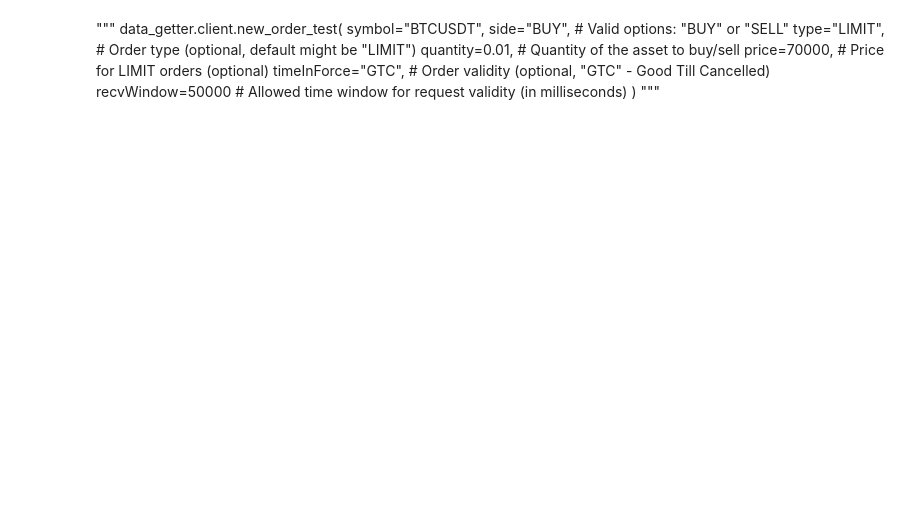
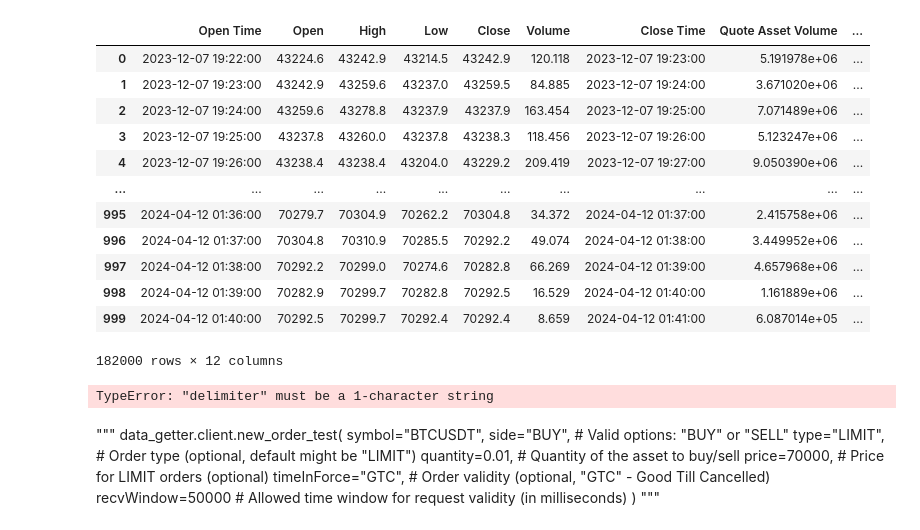
Before and after one commit to ulkeeren/binancebot, a Jupyter notebook: main.ipynb, the cells around one changed output. Cells and saved outputs as stored; diff of their text form; code cells hidden in the pictures; blank space fills up the shorter version.

Commit message:
auto data fetching almost complete

```diff
--- a/main.ipynb
+++ b/main.ipynb
@@ -28,0 +26,20 @@ all_data.to_csv(r"D:\binanceapi\MarketData\BTCUSDT_15m",index=False)
+# %%
+d=data_getter.update_all_data("BTCUSDT","15m")
+# %%
+z = data_getter.get_all_pair_data(pair_in = "BTCUSDT",interval_in="1m")
+# %%
+z
+# %% [output]
+|  | Open Time | Open | High | Low | Close | Volume | Close Time | Quote Asset Volume | ... |
+| 0 | 2023-12-07 19:22:00 | 43224.6 | 43242.9 | 43214.5 | 43242.9 | 120.118 | 2023-12-07 19:23:00 | 5.191978e+06 | ... |
+| 1 | 2023-12-07 19:23:00 | 43242.9 | 43259.6 | 43237.0 | 43259.5 | 84.885 | 2023-12-07 19:24:00 | 3.671020e+06 | ... |
+| 2 | 2023-12-07 19:24:00 | 43259.6 | 43278.8 | 43237.9 | 43237.9 | 163.454 | 2023-12-07 19:25:00 | 7.071489e+06 | ... |
+| 3 | 2023-12-07 19:25:00 | 43237.8 | 43260.0 | 43237.8 | 43238.3 | 118.456 | 2023-12-07 19:26:00 | 5.123247e+06 | ... |
+| 4 | 2023-12-07 19:26:00 | 43238.4 | 43238.4 | 43204.0 | 43229.2 | 209.419 | 2023-12-07 19:27:00 | 9.050390e+06 | ... |
+| ... | ... | ... | ... | ... | ... | ... | ... | ... | ... |
+| 995 | 2024-04-12 01:36:00 | 70279.7 | 70304.9 | 70262.2 | 70304.8 | 34.372 | 2024-04-12 01:37:00 | 2.415758e+06 | ... |
+| 996 | 2024-04-12 01:37:00 | 70304.8 | 70310.9 | 70285.5 | 70292.2 | 49.074 | 2024-04-12 01:38:00 | 3.449952e+06 | ... |
+| 997 | 2024-04-12 01:38:00 | 70292.2 | 70299.0 | 70274.6 | 70282.8 | 66.269 | 2024-04-12 01:39:00 | 4.657968e+06 | ... |
+| 998 | 2024-04-12 01:39:00 | 70282.9 | 70299.7 | 70282.8 | 70292.5 | 16.529 | 2024-04-12 01:40:00 | 1.161889e+06 | ... |
+| 999 | 2024-04-12 01:40:00 | 70292.5 | 70299.7 | 70292.4 | 70292.4 | 8.659 | 2024-04-12 01:41:00 | 6.087014e+05 | ... |
+182000 rows × 12 columns
@@ -29,3 +50,7 @@ all_data.to_csv(r"D:\binanceapi\MarketData\BTCUSDT_15m",index=False)
+# %%
+z.to_csv("BTCUSDT_1m",r"D:\binanceapi\MarketData\BTCUSDT")
+# %% [output]
+TypeError: "delimiter" must be a 1-character string
 # %%
 for line in whitelist:
     asset_dict_1h.update({line[:-1] : data_getter.get_pair_data(line[:-1],"1h")})
```
Also changed, not shown: parts of 4 cells of this notebook, 1 other file.
